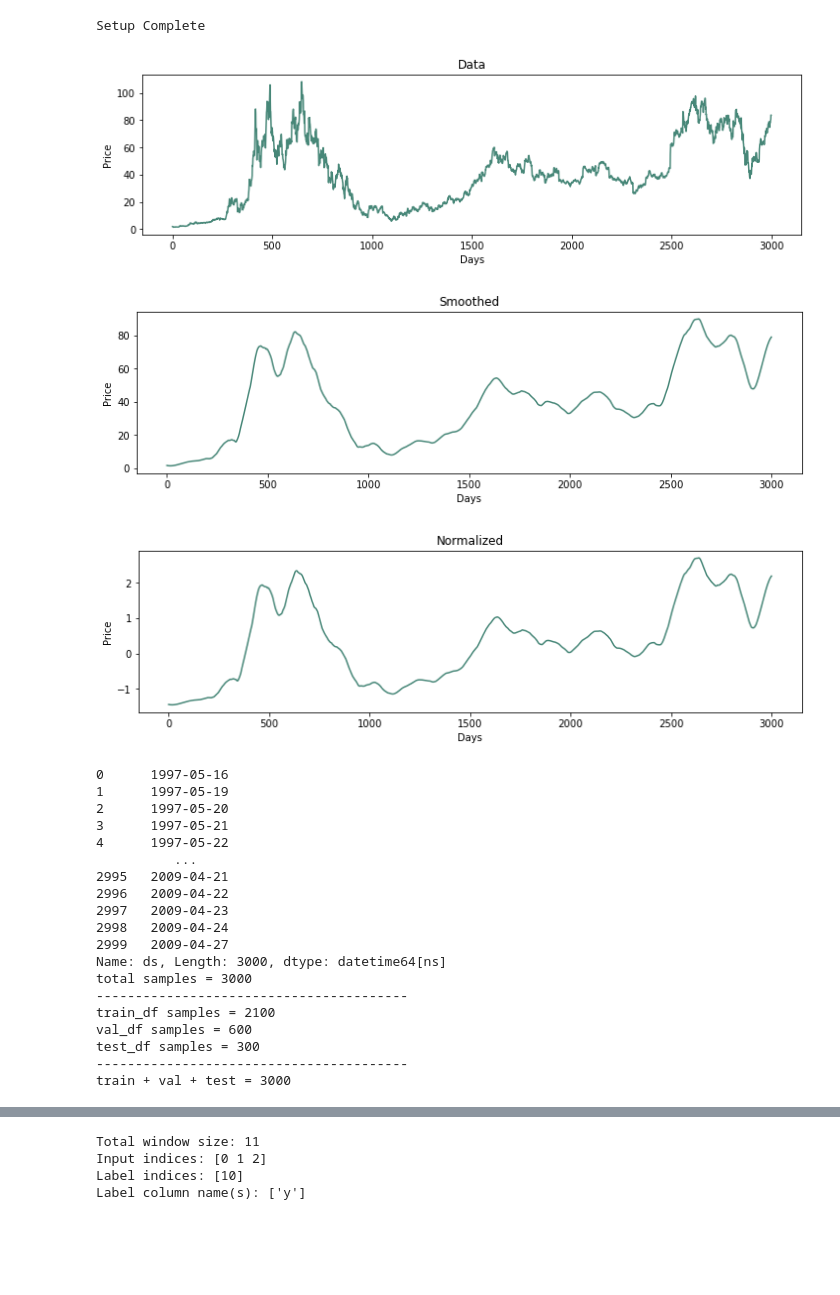
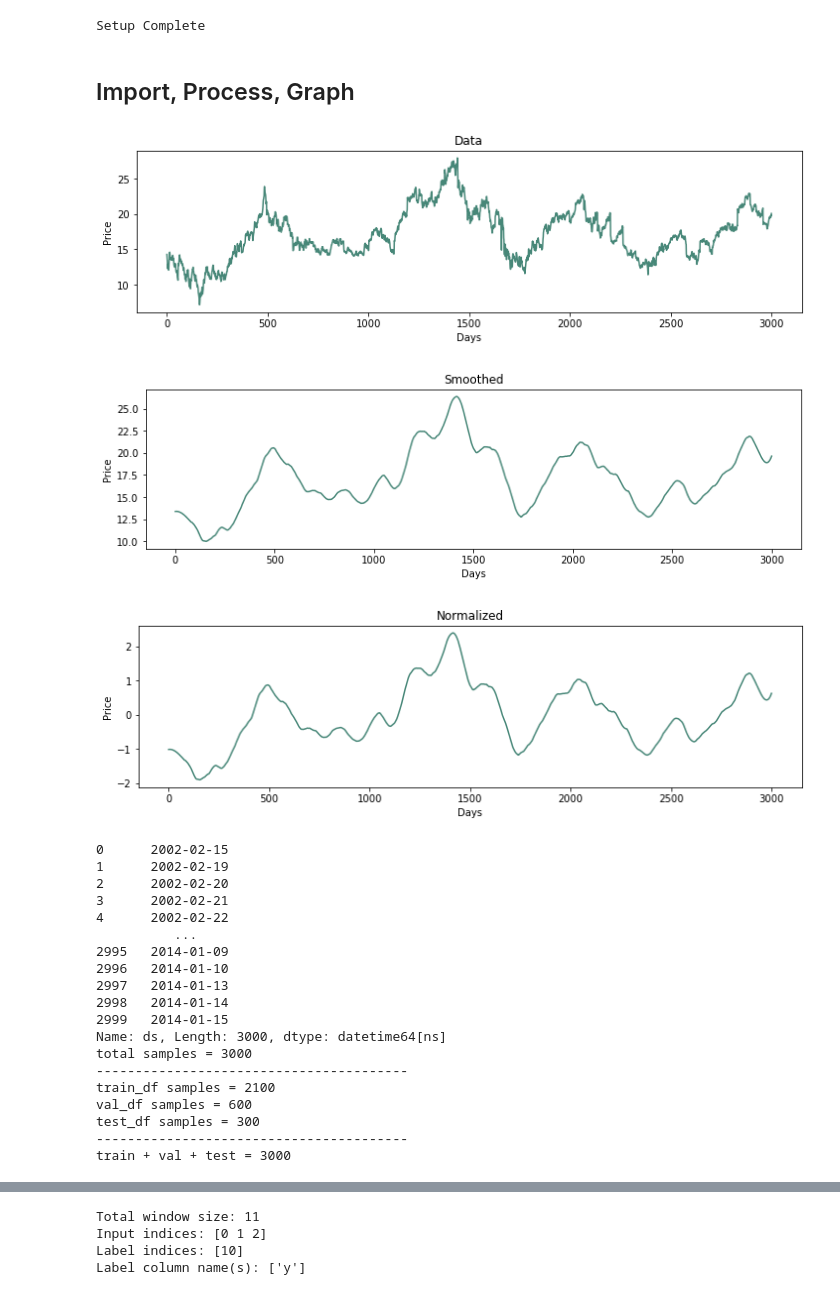
Before and after one commit to Grant-Syt/495_stock_forecast, a Jupyter notebook: stock_forecast.ipynb, the cells around one changed output, grey strips where cells are left out. Drawn from its saved outputs; the diff is of its cells as text; code cells hidden in the pictures; blank space fills up the shorter version.

```diff
--- a/stock_forecast.ipynb
+++ b/stock_forecast.ipynb
@@ -39,15 +41,20 @@ if VERBOSE:
     print('Setup Complete')
 # %% [output]
 Setup Complete
+# %% [markdown]
+## Import, Process, Graph
 # %%
-df = pd.read_csv('data/amzn_edit.csv')
+df = pd.read_csv('data/csco_edit.csv')
 # print(df)
 
 # throw out some data
-start = 0 # 0
-end = 3000 # len(df['y'])
+start = 3000 # 0
+end = 6000 # len(df['y'])
+df_len = len(df['y'])
 df = df.drop(index=range(0, start))
-df = df.drop(index=range(end, len(df['y'])))
+# print(df)
+df = df.drop(index=range(end, df_len))
+# print(df)
 df = df.set_index(np.arange(0, len(df['y'])))
 # print(df)
 
@@ -81,47 +88,47 @@ n = len(df)
 train_df = df[0:int(n*0.7)]
 val_df = df[int(n*0.7):int(n*0.9)]
 test_df = df[int(n*0.9):]
 
 # normalize
 train_mean = train_df.mean()
 train_std = train_df.std()
 train_df = (train_df - train_mean) / train_std
 val_df = (val_df - train_mean) / train_std
 test_df = (test_df - train_mean) / train_std
 
 plt.title('Normalized')
 df_std = (df - train_mean) / train_std
 y = df_std['y']
 x = np.arange( 0, len(y), 1 )
 plt.ylabel('Price')
 p1, = plt.plot( x, y, color='#478778' )
 plt.xlabel('Days')
 plt.show()
 
 if VERBOSE:
     print( date_time )
     print( "total samples = {0:d}".format( n ) )
     print( "----------------------------------------" )
     print( "train_df samples = {0:d}".format( len( train_df ) ) )
     print( "val_df samples = {0:d}".format( len( val_df ) ) )
     print( "test_df samples = {0:d}".format( len( test_df ) ) )
     print( "----------------------------------------" )
     print( "train + val + test = {0:d}".format( len( train_df ) + len( val_df ) + len( test_df ) ) )
 # %% [output]
-[figure, old version]
+[figure, new version]
-[figure, old version]
+[figure, new version]
-[figure, old version]
+[figure, new version]
-0      1997-05-16
-1      1997-05-19
-2      1997-05-20
-3      1997-05-21
-4      1997-05-22
+0      2002-02-15
+1      2002-02-19
+2      2002-02-20
+3      2002-02-21
+4      2002-02-22
           ...
-2995   2009-04-21
-2996   2009-04-22
-2997   2009-04-23
-2998   2009-04-24
-2999   2009-04-27
+2995   2014-01-09
+2996   2014-01-10
+2997   2014-01-13
+2998   2014-01-14
+2999   2014-01-15
 Name: ds, Length: 3000, dtype: datetime64[ns]
 total samples = 3000
 ----------------------------------------
```
Also changed, not shown: parts of 12 cells of this notebook.
